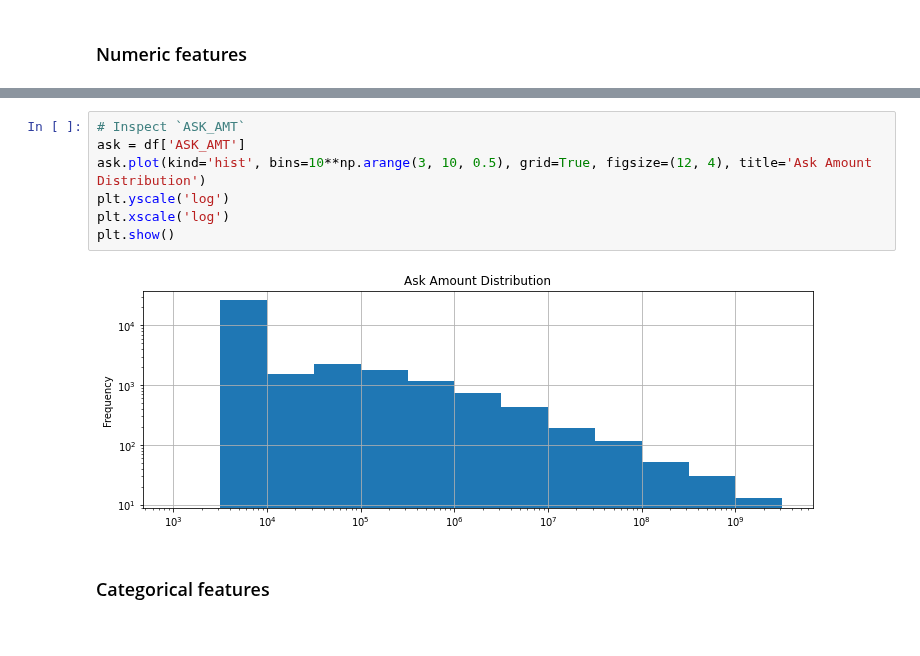
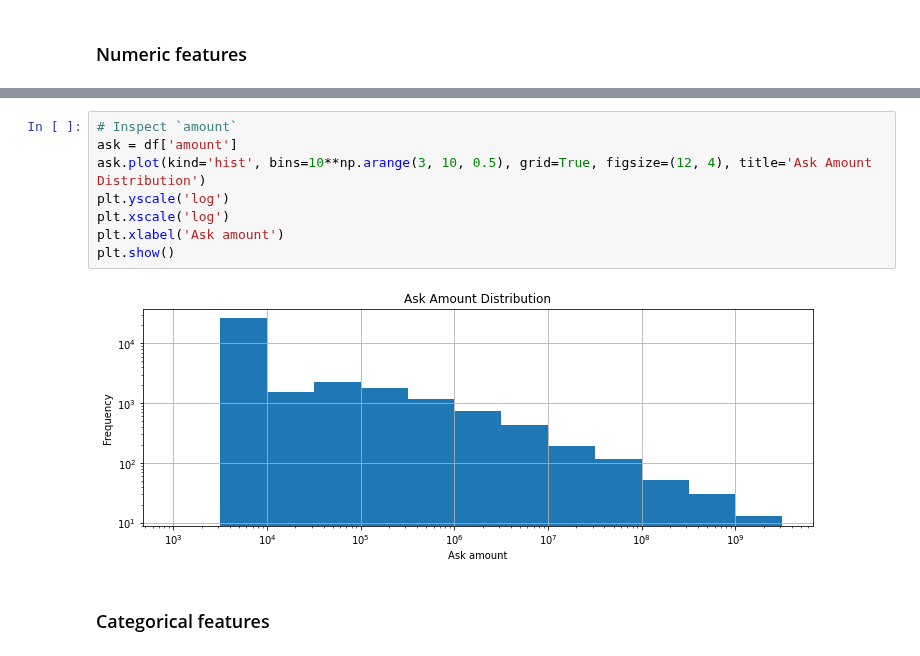
Before and after one commit to tri-bui/sandbox-ml, a Jupyter notebook: charity-risk/risk-assessment.ipynb, the cells around one changed output, grey strips where cells are left out. Saved outputs shown, nothing was run; the diff lists cells and outputs as text.

```diff
--- a/charity-risk/risk-assessment.ipynb
+++ b/charity-risk/risk-assessment.ipynb
@@ -82,13 +83,14 @@ df.describe()
 | 75% | 7.526117e+08 | 1.000000 | 7.742000e+03 | 1.000000 |
 | max | 9.960869e+08 | 1.000000 | 8.597806e+09 | 1.000000 |
 # %%
-# Inspect `ASK_AMT`
-ask = df['ASK_AMT']
+# Inspect `amount`
+ask = df['amount']
 ask.plot(kind='hist', bins=10**np.arange(3, 10, 0.5), grid=True, figsize=(12, 4), title='Ask Amount Distribution')
 plt.yscale('log')
 plt.xscale('log')
+plt.xlabel('Ask amount')
 plt.show()
 # %% [output]
-[figure, old version]
+[figure, new version]
 # %% [markdown]
 ### Categorical features
```
Also changed, not shown: parts of 13 cells of this notebook.
